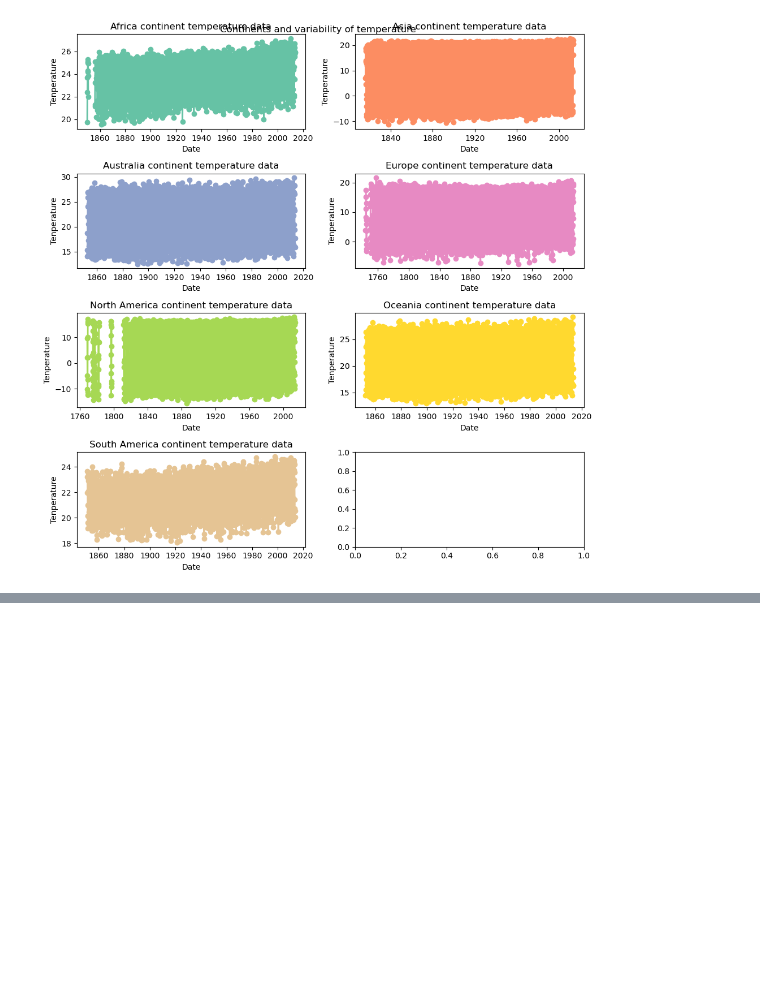
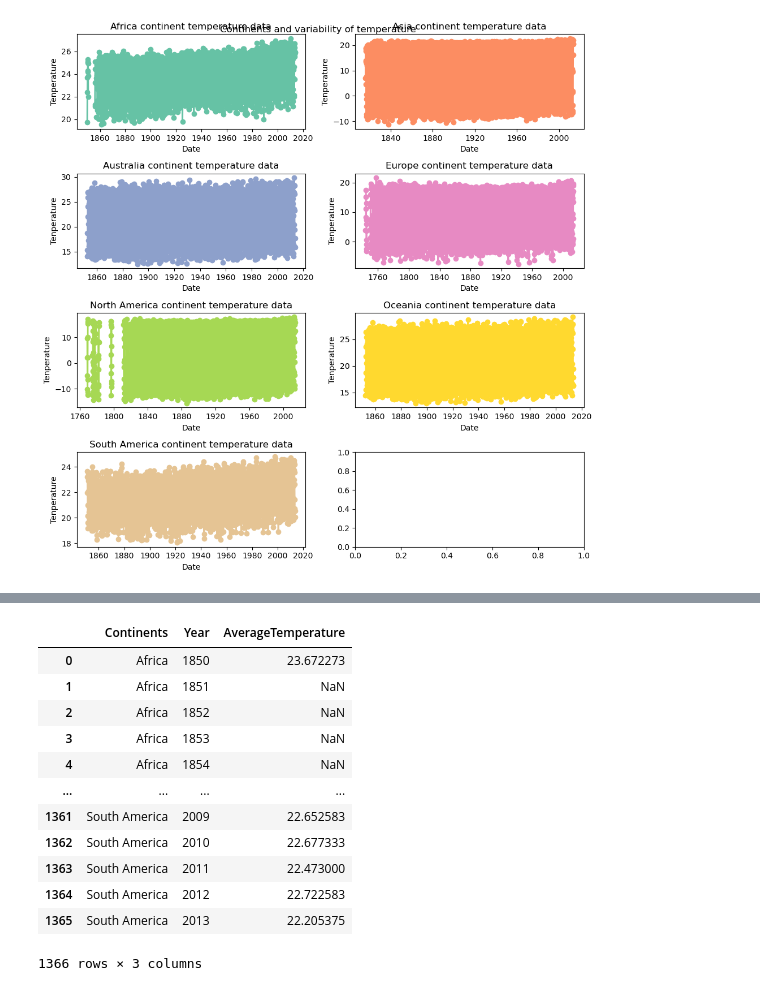
Before and after one commit to MalikTheHacker/climate_change, a Jupyter notebook: notebooka779c08a8f.ipynb, the cells around one changed output, grey strips where cells are left out. Drawn from its saved outputs; the diff is of its cells as text; code cells hidden in the pictures; blank space fills up the shorter version.

```diff
--- a/notebooka779c08a8f.ipynb
+++ b/notebooka779c08a8f.ipynb
@@ -145,0 +184,18 @@ plt.show()
+# %%
+continents_df_YEAR = continents_df.groupby(["Continents","Year"])["AverageTemperature"].mean()
+# %%
+continents_df_YEAR.reset_index()
+# %% [output]
+|  | Continents | Year | AverageTemperature |
+| 0 | Africa | 1850 | 23.672273 |
+| 1 | Africa | 1851 | NaN |
+| 2 | Africa | 1852 | NaN |
+| 3 | Africa | 1853 | NaN |
+| 4 | Africa | 1854 | NaN |
+| ... | ... | ... | ... |
+| 1361 | South America | 2009 | 22.652583 |
+| 1362 | South America | 2010 | 22.677333 |
+| 1363 | South America | 2011 | 22.473000 |
+| 1364 | South America | 2012 | 22.722583 |
+| 1365 | South America | 2013 | 22.205375 |
+1366 rows × 3 columns
```
Also changed, not shown: parts of 3 cells of this notebook, 2 other files.
